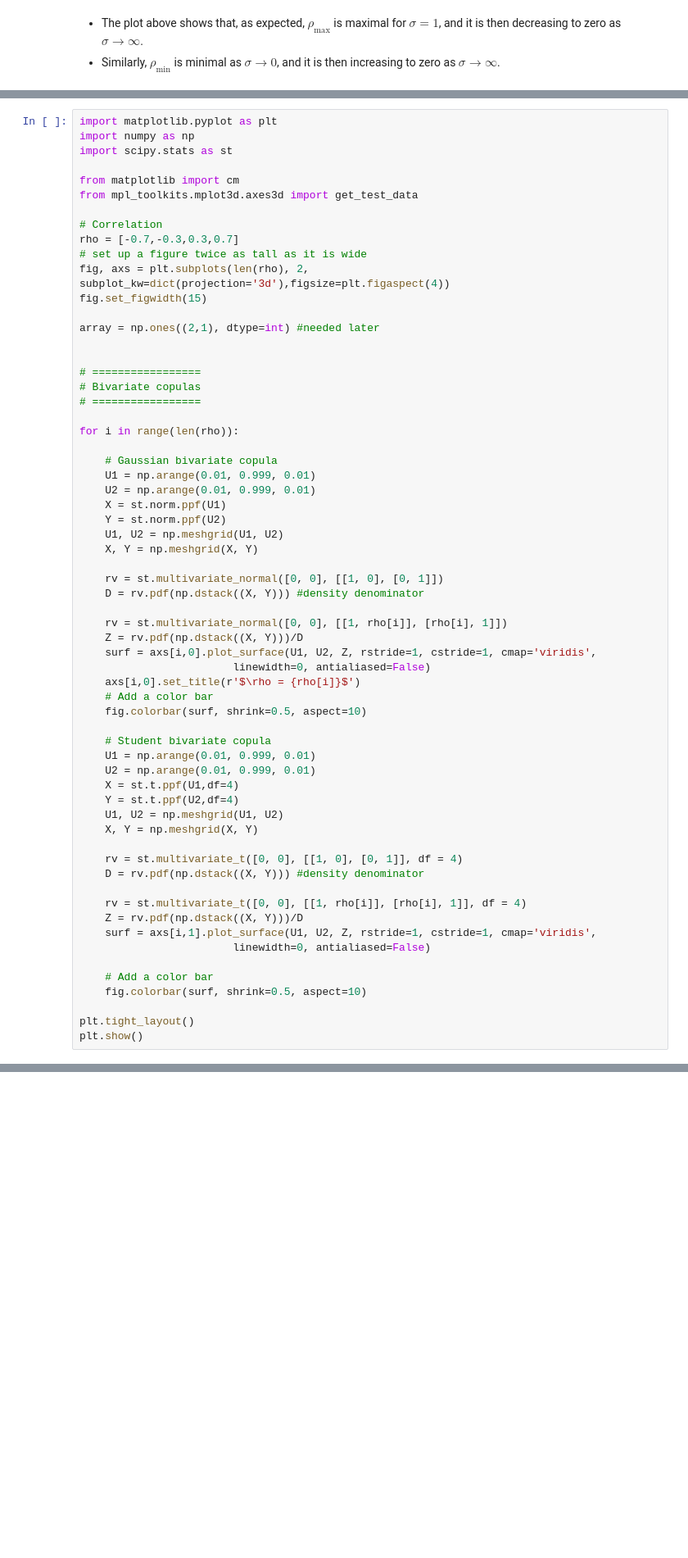
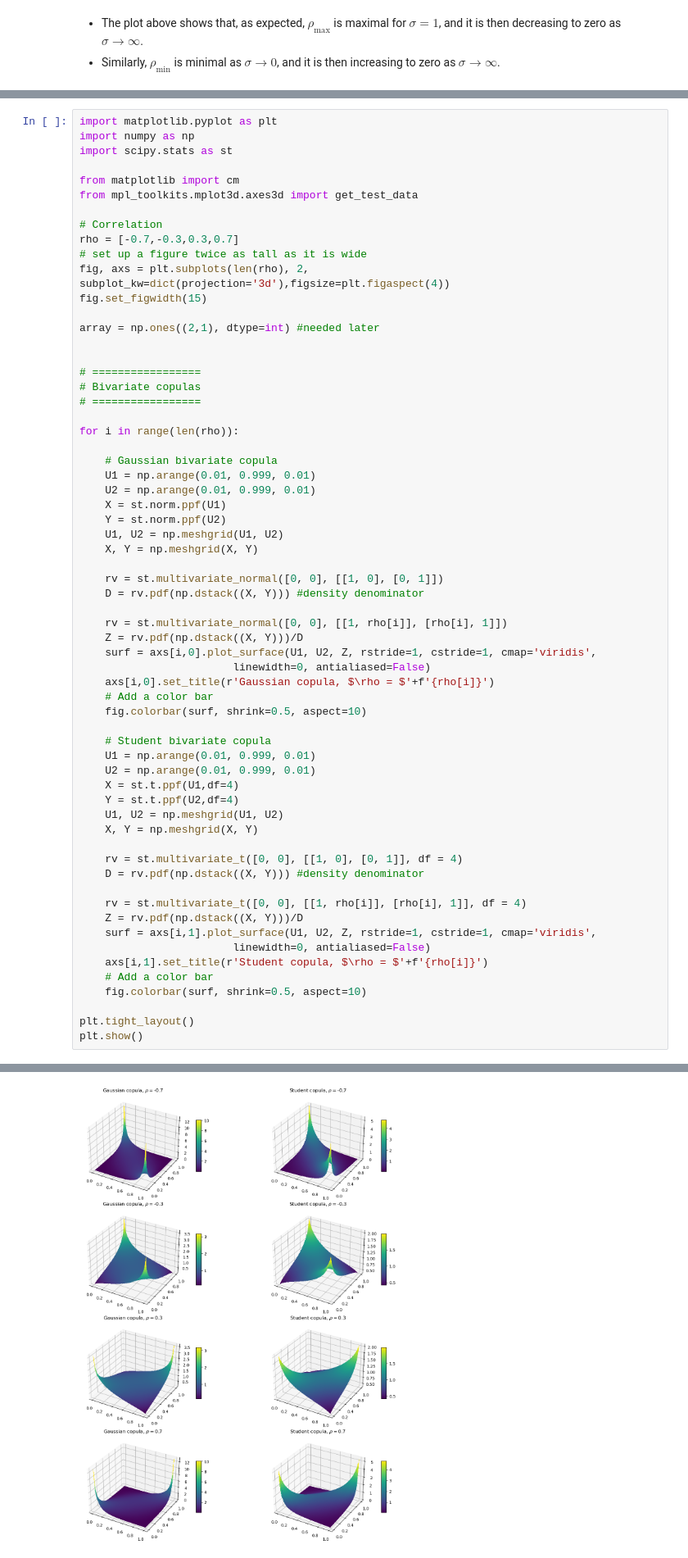
Before and after one commit to yshirai999/CFRM-541-Quantitative-Risk-Management, a Jupyter notebook: H3/H3_Sol.ipynb, the cells around one changed output, grey strips where cells are left out. Shown at 82% size. Cells and saved outputs as stored; diff of their text form; blank space fills up the shorter version.

```diff
--- a/H3/H3_Sol.ipynb
+++ b/H3/H3_Sol.ipynb
@@ -124,7 +124,7 @@ for i in range(len(rho)):
     Z = rv.pdf(np.dstack((X, Y)))/D
     surf = axs[i,0].plot_surface(U1, U2, Z, rstride=1, cstride=1, cmap='viridis',
                         linewidth=0, antialiased=False)
-    axs[i,0].set_title(r'$\rho = {rho[i]}$')
+    axs[i,0].set_title(r'Gaussian copula, $\rho = $'+f'{rho[i]}')
     # Add a color bar
     fig.colorbar(surf, shrink=0.5, aspect=10)
 
@@ -143,7 +143,7 @@ for i in range(len(rho)):
     Z = rv.pdf(np.dstack((X, Y)))/D
     surf = axs[i,1].plot_surface(U1, U2, Z, rstride=1, cstride=1, cmap='viridis',
                         linewidth=0, antialiased=False)
-
+    axs[i,1].set_title(r'Student copula, $\rho = $'+f'{rho[i]}')
     # Add a color bar
     fig.colorbar(surf, shrink=0.5, aspect=10)
 
@@ -166,0 +153 @@ ParseException: Expected end of text, found '$'  (at char 0), (line:1, col:1)
+[figure, added]
```
Also changed, not shown: parts of 2 cells of this notebook.
